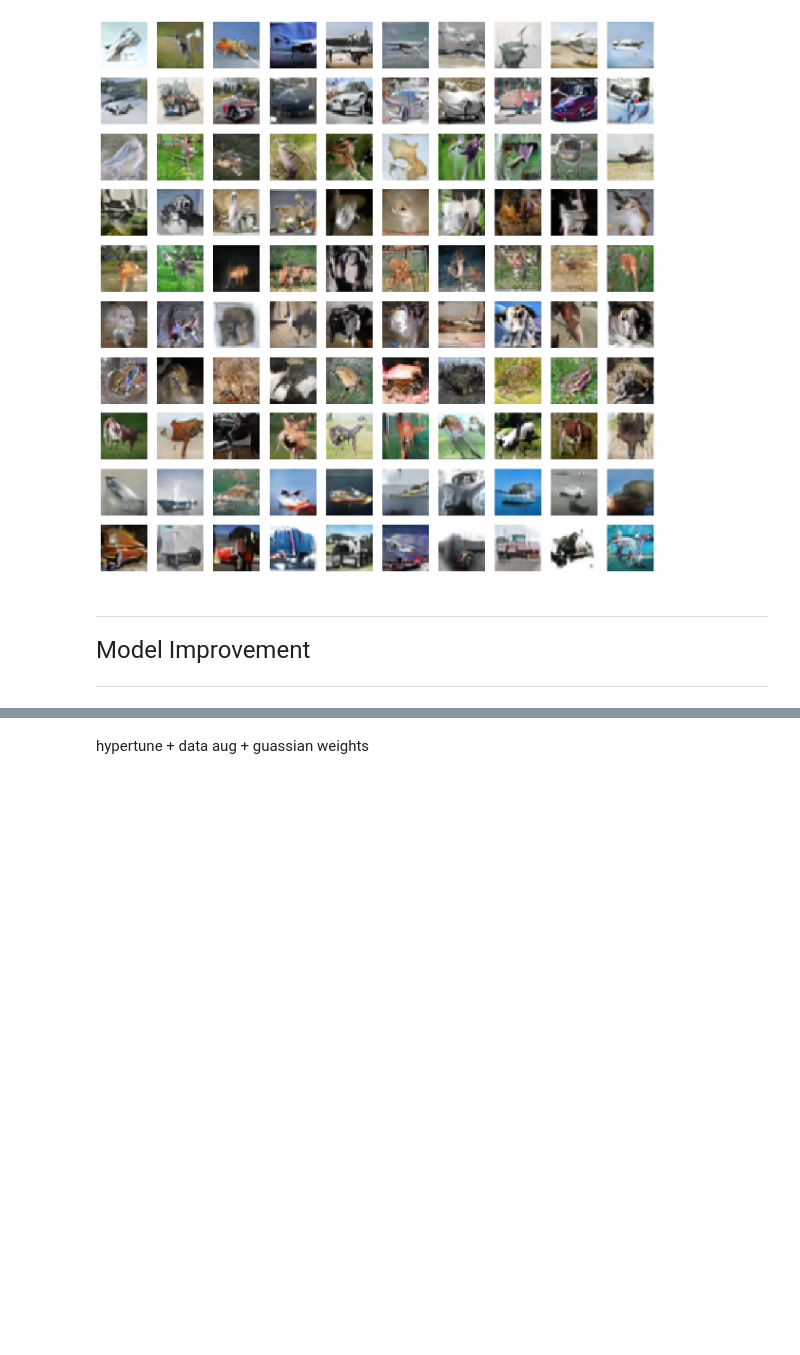
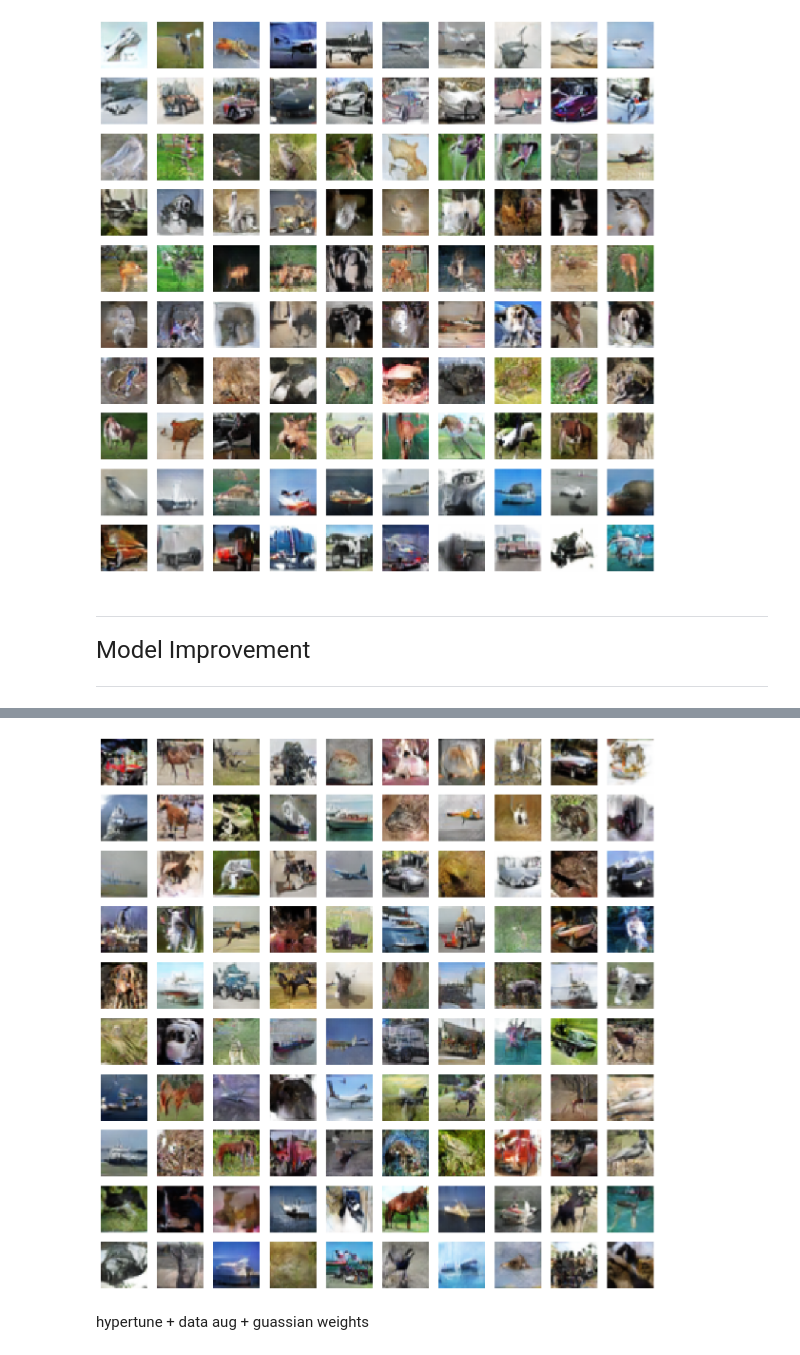
Before and after one commit to derpflections/DELE_CIFAR_DQN, a Jupyter notebook: GAN/index_GAN.ipynb, the cells around one changed output, grey strips where cells are left out. Cells and saved outputs as stored; diff of their text form; code cells hidden in the pictures; blank space fills up the shorter version.

```diff
--- a/GAN/index_GAN.ipynb
+++ b/GAN/index_GAN.ipynb
@@ -1631,3 +1673,13 @@ Epoch 19/30
+# %%
+all_images = output_images_list[8]
+all_images = (all_images + 1) / 2.0  # Scale images to [0, 1]
+np.random.shuffle(all_images)
+batches = list(batch_images(all_images[:100], 100))
+
+for batch in batches:
+    display_images_in_grid(batch, 10)
+# %% [output]
+[figure, added]
 # %% [markdown]
 hypertune + data aug + guassian weights
 # %% [markdown]
```
Also changed, not shown: parts of 4 cells of this notebook.
